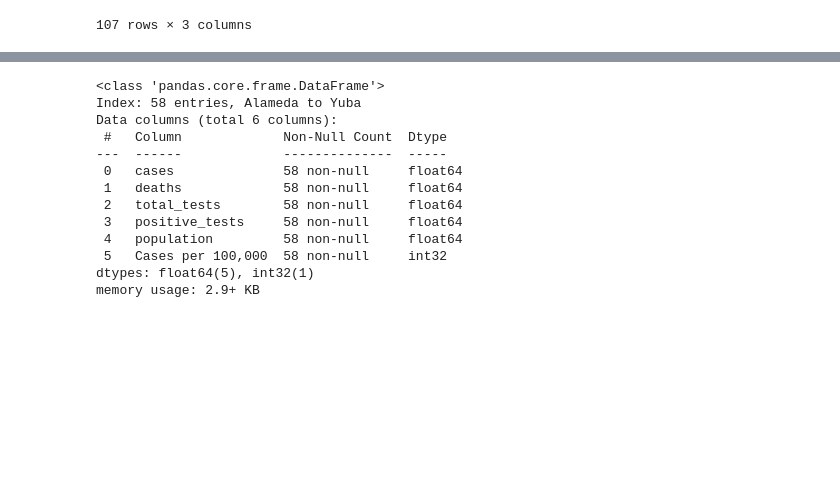
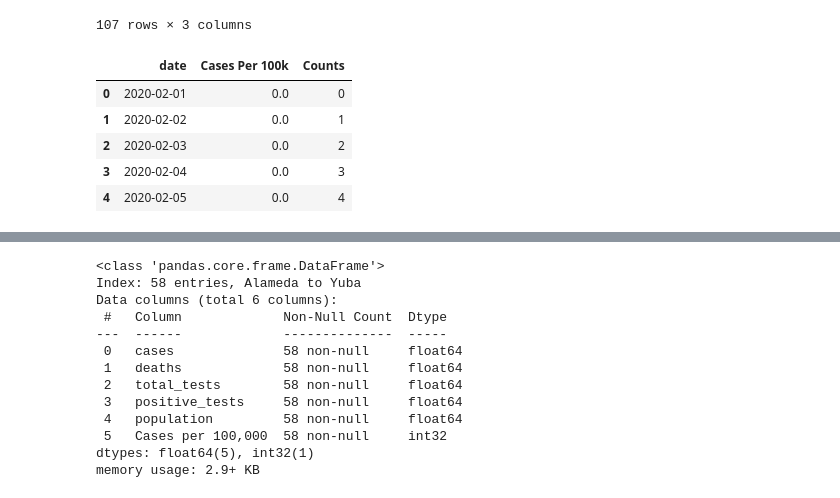
Before and after one commit to danijmartin/Covid-19-California, a Jupyter notebook: Data_Cleaning_and_Exploration.ipynb, the cells around one changed output, grey strips where cells are left out. Saved outputs shown, nothing was run; the diff lists cells and outputs as text; code cells hidden in the pictures; blank space fills up the shorter version.

```diff
--- a/Data_Cleaning_and_Exploration.ipynb
+++ b/Data_Cleaning_and_Exploration.ipynb
@@ -181,3 +186,16 @@ ca_vaccinations
 | 105 | 2021-03-08 | 11501951 | 1150.1951 |
 | 106 | 2021-03-09 | 11765352 | 1176.5352 |
 107 rows × 3 columns
+# %%
+#Total CA case count
+California_df=clean_case.groupby(['date'],as_index=False).agg({'Cases Per 100k':sum})
+California_df['Counts']=np.arange(len(California_df))
+California_df.to_csv("California_cases.csv", index=False)
+California_df.head()
+# %% [output]
+|  | date | Cases Per 100k | Counts |
+| 0 | 2020-02-01 | 0.0 | 0 |
+| 1 | 2020-02-02 | 0.0 | 1 |
+| 2 | 2020-02-03 | 0.0 | 2 |
+| 3 | 2020-02-04 | 0.0 | 3 |
+| 4 | 2020-02-05 | 0.0 | 4 |
```
Also changed, not shown: parts of 3 cells of this notebook, 1 other file.
